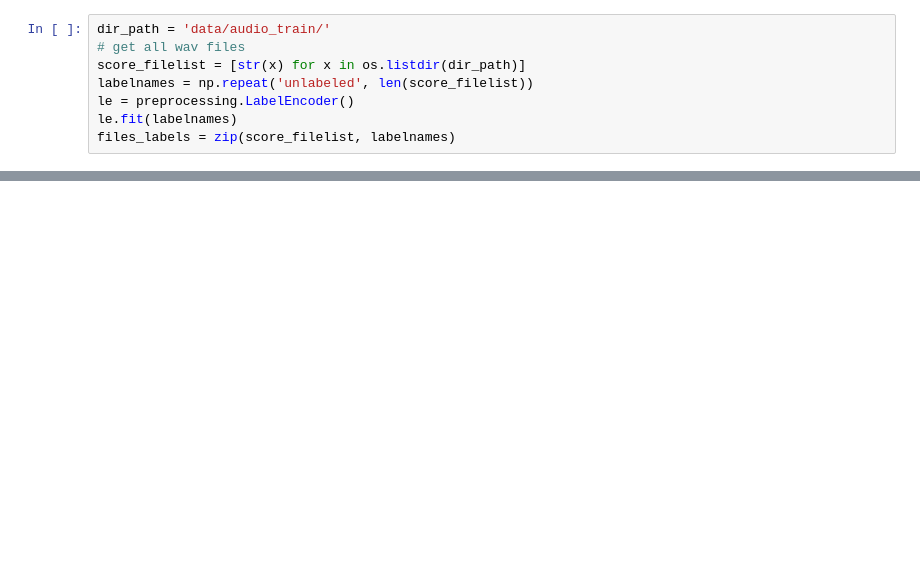
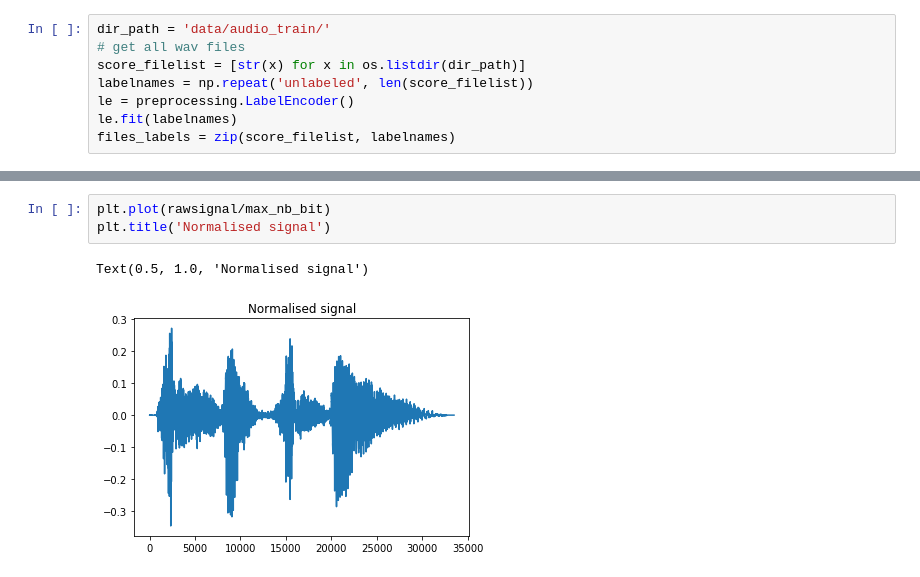
Before and after one commit to Venkat-Rajgopal/Audio-Tagging, a Jupyter notebook: notebooks/feature_extractor.ipynb, the cells around one changed output, grey strips where cells are left out. Saved outputs shown, nothing was run; the diff lists cells and outputs as text; blank space fills up the shorter version.

```diff
--- a/notebooks/feature_extractor.ipynb
+++ b/notebooks/feature_extractor.ipynb
@@ -64,0 +174,6 @@ max_
+# %%
+plt.plot(rawsignal/max_nb_bit)
+plt.title('Normalised signal')
+# %% [output]
+Text(0.5, 1.0, 'Normalised signal')
+[figure, added]
```
Also changed, not shown: parts of 16 cells of this notebook.
